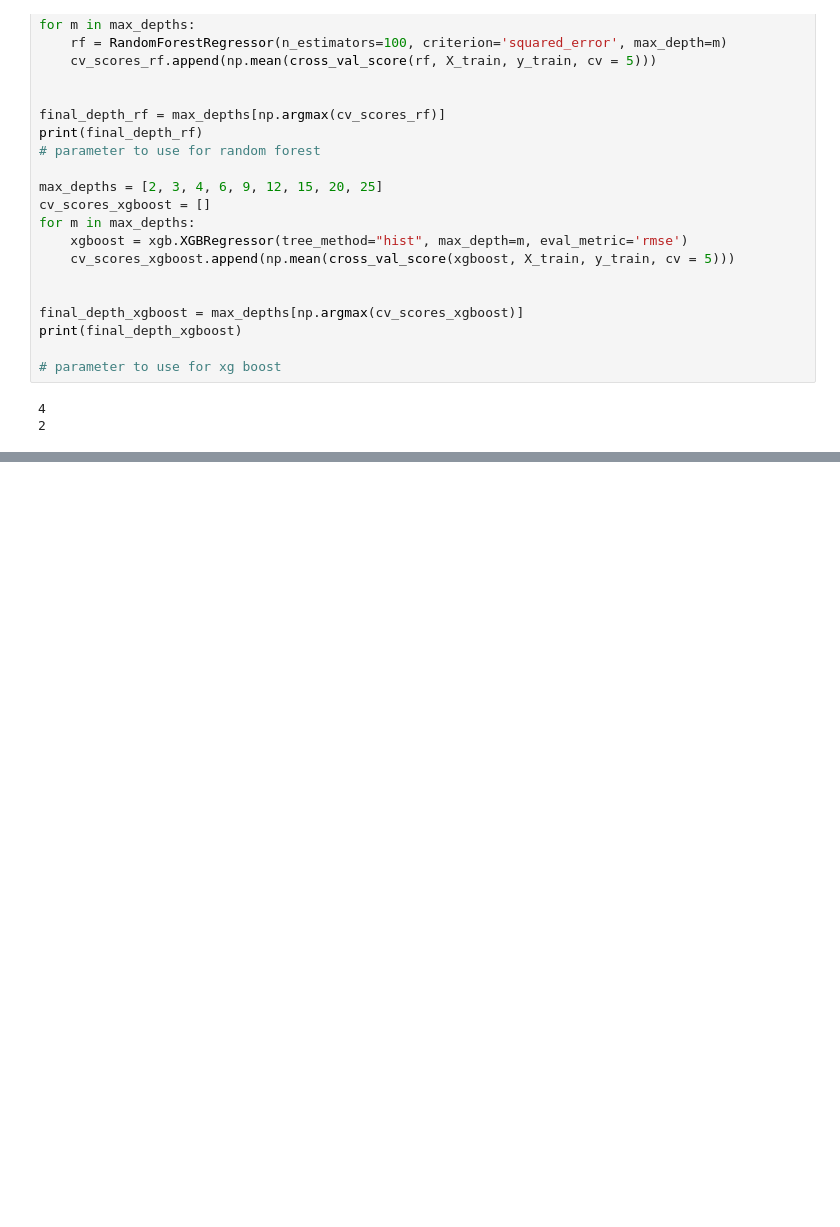
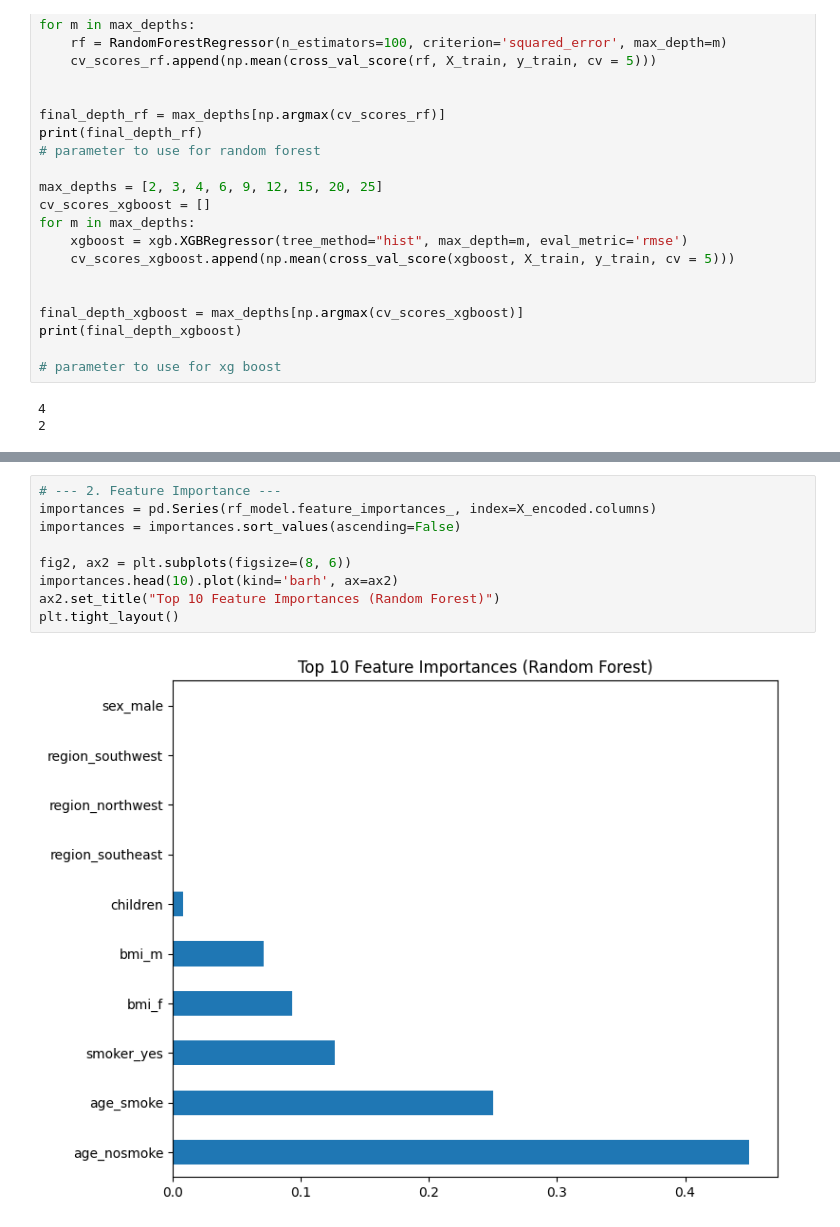
Before and after one commit to DavideZFC/DataScience, a Jupyter notebook: ex_4.ipynb, the cells around one changed output, grey strips where cells are left out. Saved outputs shown, nothing was run; the diff lists cells and outputs as text; blank space fills up the shorter version.

```diff
--- a/ex_4.ipynb
+++ b/ex_4.ipynb
@@ -279,0 +299,11 @@ dtype: float64
+# %%
+# --- 2. Feature Importance ---
+importances = pd.Series(rf_model.feature_importances_, index=X_encoded.columns)
+importances = importances.sort_values(ascending=False)
+
+fig2, ax2 = plt.subplots(figsize=(8, 6))
+importances.head(10).plot(kind='barh', ax=ax2)
+ax2.set_title("Top 10 Feature Importances (Random Forest)")
+plt.tight_layout()
+# %% [output]
+[figure, added]
```
Also changed, not shown: parts of 14 cells of this notebook.
